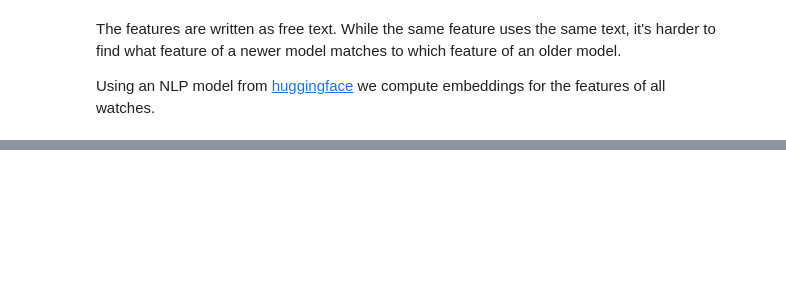
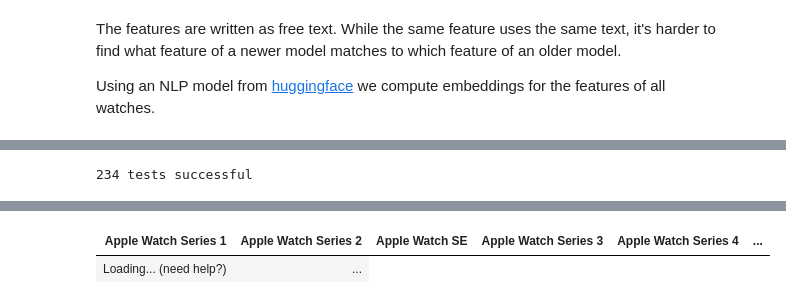
Before and after one commit to jhereth/apple-watch-analysis, a Jupyter notebook: analysis.ipynb, the cells around one changed output, grey strips where cells are left out. Cells and saved outputs as stored; diff of their text form; code cells hidden in the pictures; blank space fills up the shorter version.

```diff
--- a/analysis.ipynb
+++ b/analysis.ipynb
@@ -261,0 +231,29 @@ pprint(a)
+# %%
+import pandas as pd
+
+i = 0
+
+for w in watches:
+    for c in GC:
+        assert len(c.intersection(w.features)) <= 1
+        # print(c.intersection(w.features))
+        i+=1
+print(f"{i} tests successful")
+
+
+def pop_or_none(s: set):
+    if len(s) >= 1:
+        return s.pop()
+    return None
+
+df = pd.DataFrame(
+    data=[{w.name: pop_or_none(c.intersection(w.features)) for w in watches} for c in GC]
+)
+# %% [output]
+234 tests successful
+# %%
+from itables import init_notebook_mode
+
+init_notebook_mode(all_interactive=True)
+df
+# %% [output]
@@ -261,0 +262,2 @@ pprint(a)
+| Apple Watch Series 1 | Apple Watch Series 2 | Apple Watch SE | Apple Watch Series 3 | Apple Watch Series 4 | ... |
+| Loading... (need help?) | ... |
```
Also changed, not shown: parts of 21 cells of this notebook, 4 other files.
